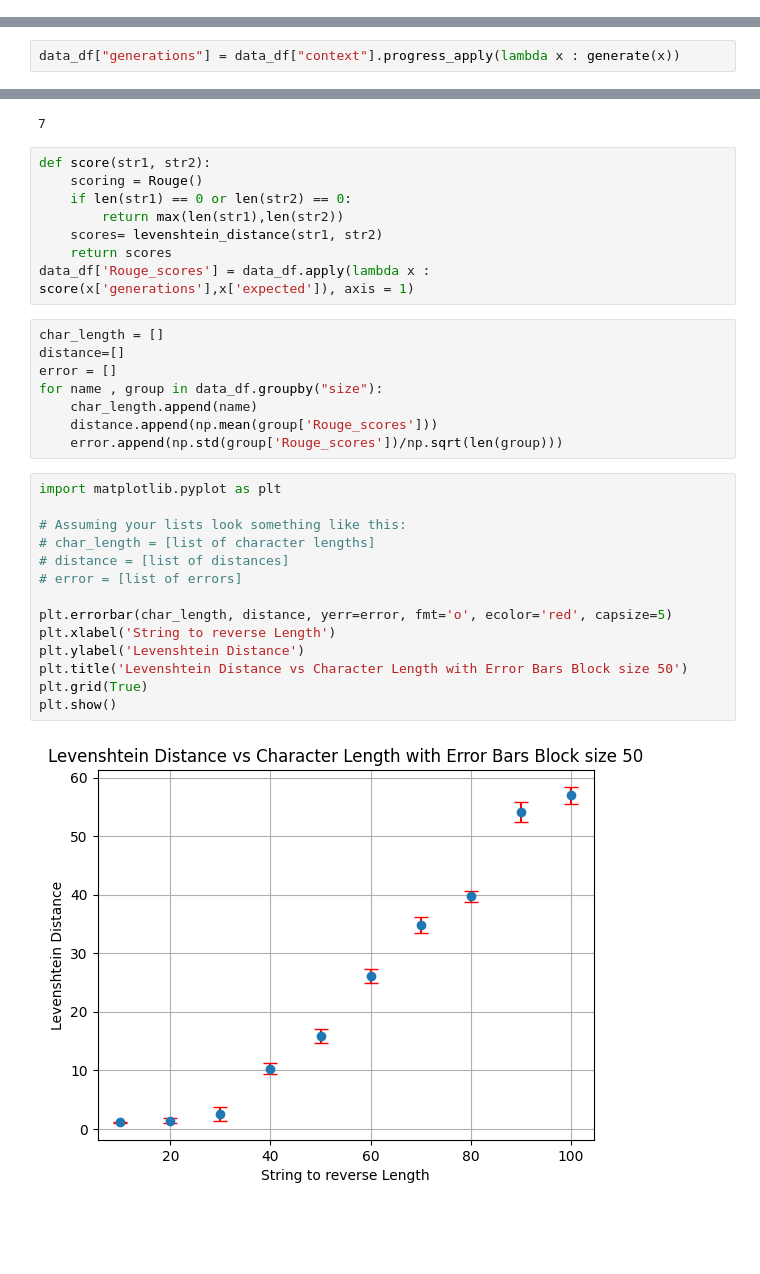
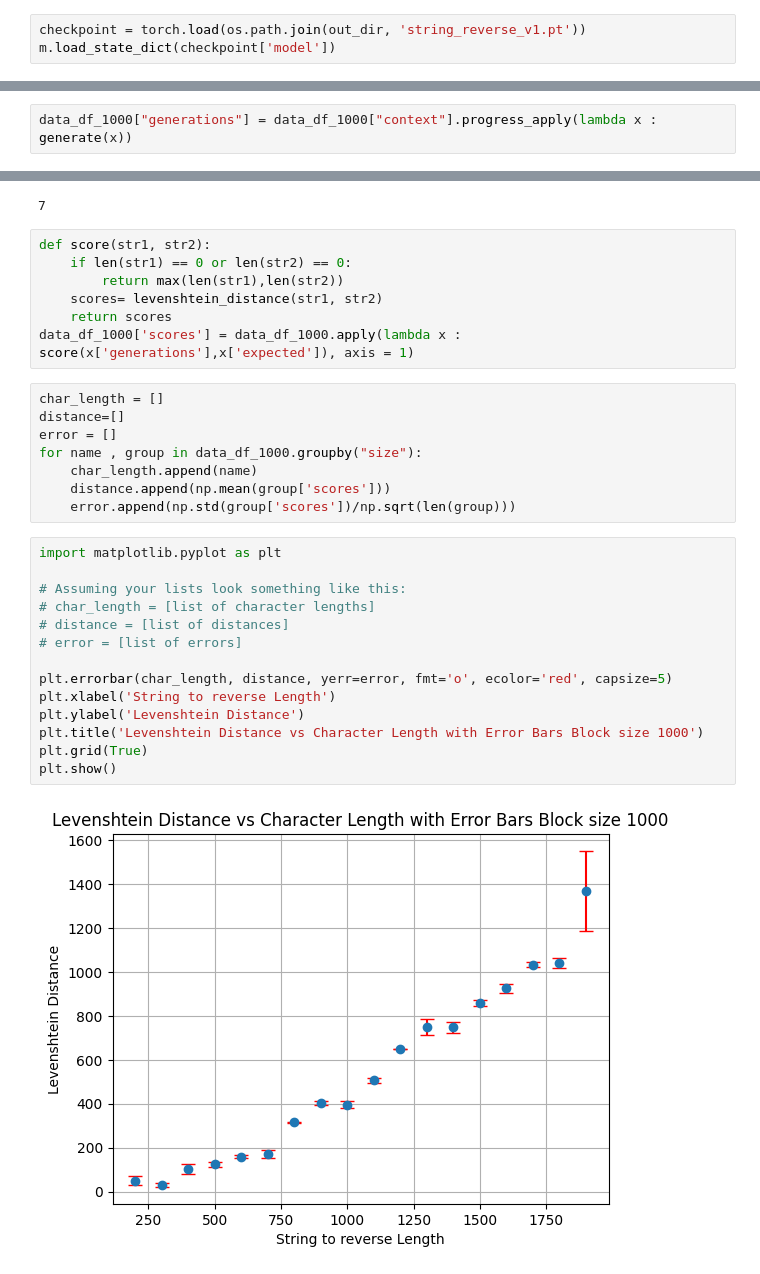
Before and after one commit to joglekarsagar/ml_learnings_playground, a Jupyter notebook: notebooks/basic_string_reversal.ipynb, the cells around one changed output, grey strips where cells are left out. Saved outputs shown, nothing was run; the diff lists cells and outputs as text; blank space fills up the shorter version.

```diff
--- a/notebooks/basic_string_reversal.ipynb
+++ b/notebooks/basic_string_reversal.ipynb
@@ -444,2 +492,5 @@ saving checkpoint to ./checkpoints/
 # %%
 torch.save(m , os.path.join(out_dir, 'string_reverse_v1_model.pth'))
+# %%
+checkpoint = torch.load(os.path.join(out_dir, 'string_reverse_v1.pt'))
+m.load_state_dict(checkpoint['model'])
@@ -464,6 +517,6 @@ def generate(text):
     index = len(text)
     return generations[:index]
 # %%
-data_df["generations"] = data_df["context"].progress_apply(lambda x : generate(x))
+data_df_1000["generations"] = data_df_1000["context"].progress_apply(lambda x : generate(x))
 # %% [output]
 EOS did not happen
@@ -505,33 +549,32 @@ levenshtein_distance("this is an amazing sentence" , "this is a okay sentence")
 7
 # %%
 def score(str1, str2):
-    scoring = Rouge()
     if len(str1) == 0 or len(str2) == 0:
         return max(len(str1),len(str2))
     scores= levenshtein_distance(str1, str2)
     return scores
-data_df['Rouge_scores'] = data_df.apply(lambda x : score(x['generations'],x['expected']), axis = 1)
+data_df_1000['scores'] = data_df_1000.apply(lambda x : score(x['generations'],x['expected']), axis = 1)
 # %%
 char_length = []
 distance=[]
 error = []
-for name , group in data_df.groupby("size"):
+for name , group in data_df_1000.groupby("size"):
     char_length.append(name)
-    distance.append(np.mean(group['Rouge_scores']))
-    error.append(np.std(group['Rouge_scores'])/np.sqrt(len(group)))
+    distance.append(np.mean(group['scores']))
+    error.append(np.std(group['scores'])/np.sqrt(len(group)))
 # %%
 import matplotlib.pyplot as plt
 
 # Assuming your lists look something like this:
 # char_length = [list of character lengths]
 # distance = [list of distances]
 # error = [list of errors]
 
 plt.errorbar(char_length, distance, yerr=error, fmt='o', ecolor='red', capsize=5)
 plt.xlabel('String to reverse Length')
 plt.ylabel('Levenshtein Distance')
-plt.title('Levenshtein Distance vs Character Length with Error Bars Block size 50')
+plt.title('Levenshtein Distance vs Character Length with Error Bars Block size 1000')
 plt.grid(True)
 plt.show()
 # %% [output]
-[figure, old version]
+[figure, new version]
```
Also changed, not shown: parts of 13 cells of this notebook, 2 other files.
